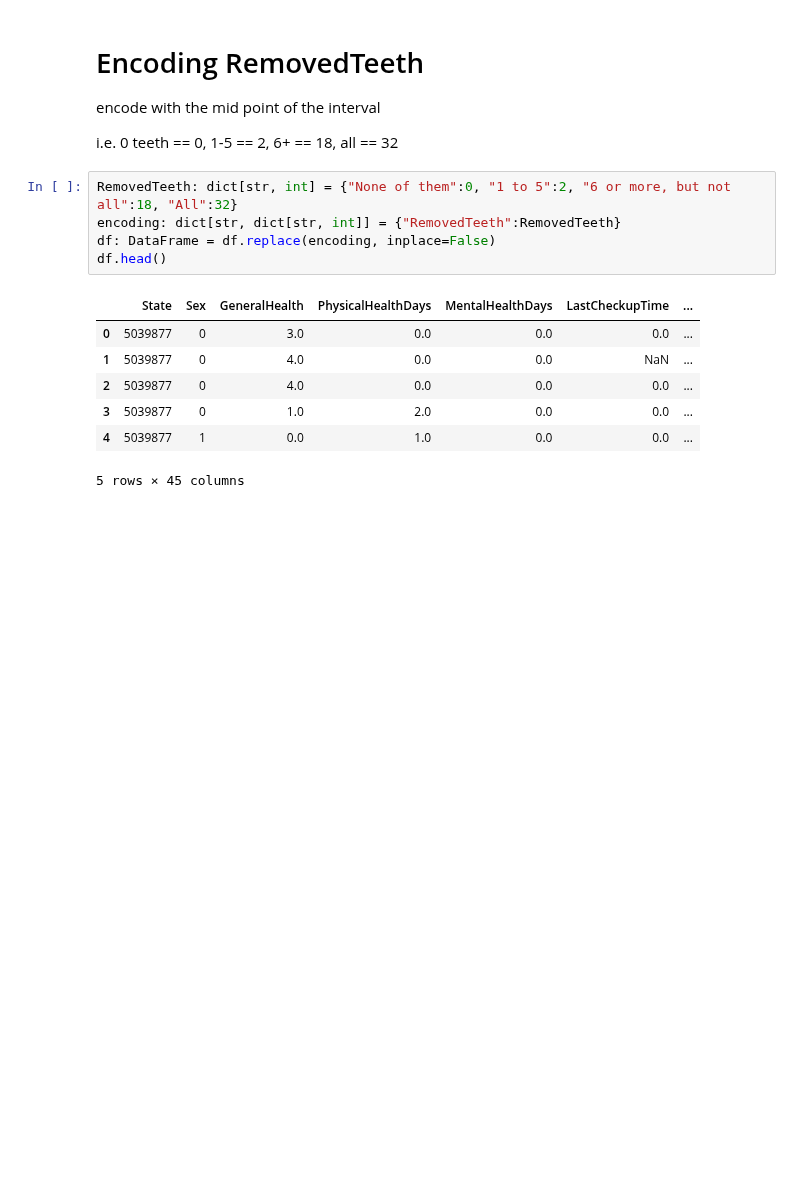
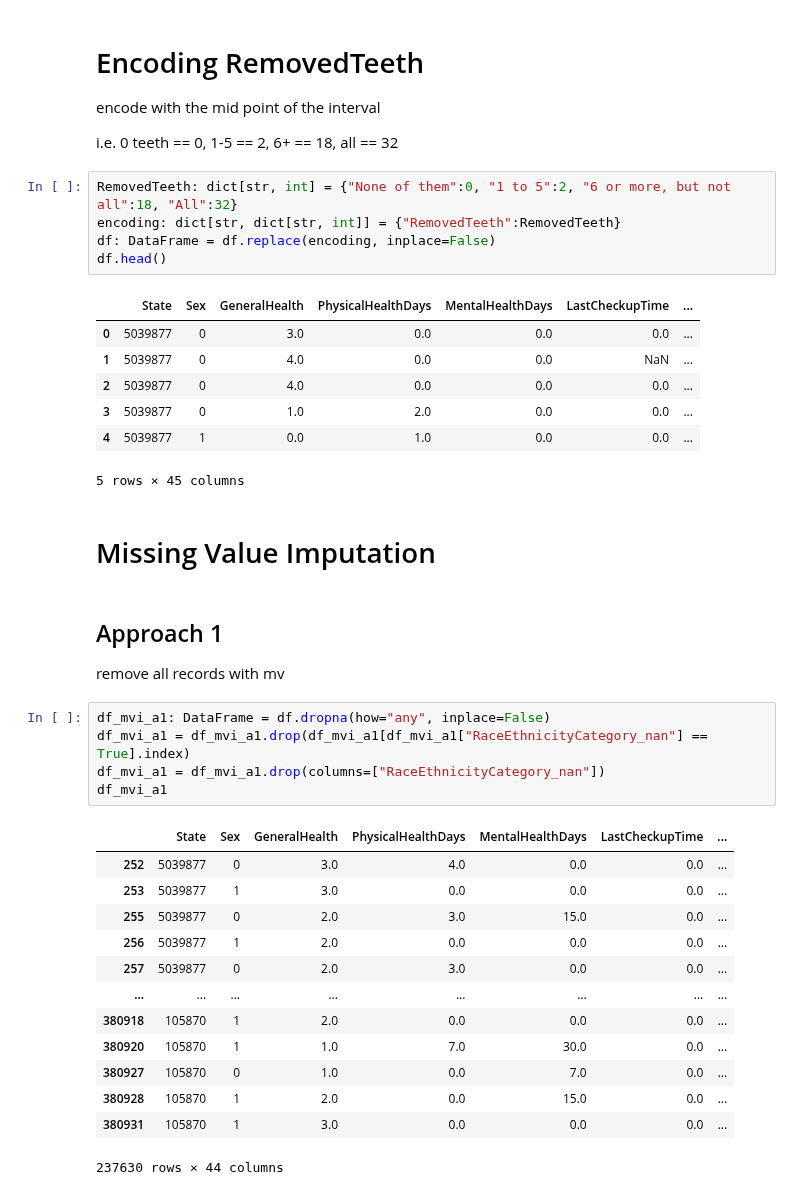
Before and after one commit to esteves3/data-science, a Jupyter notebook: pos-covid-preparation.ipynb, the cells around one changed output. Drawn from its saved outputs; the diff is of its cells as text; blank space fills up the shorter version.

```diff
--- a/pos-covid-preparation.ipynb
+++ b/pos-covid-preparation.ipynb
@@ -176,3 +179,28 @@ df.head()
 | 3 | 5039877 | 0 | 1.0 | 2.0 | 0.0 | 0.0 | ... |
 | 4 | 5039877 | 1 | 0.0 | 1.0 | 0.0 | 0.0 | ... |
 5 rows × 45 columns
+# %% [markdown]
+# Missing Value Imputation
+# %% [markdown]
+## Approach 1
+
+remove all records with mv
+# %%
+df_mvi_a1: DataFrame = df.dropna(how="any", inplace=False)
+df_mvi_a1 = df_mvi_a1.drop(df_mvi_a1[df_mvi_a1["RaceEthnicityCategory_nan"] == True].index)
+df_mvi_a1 = df_mvi_a1.drop(columns=["RaceEthnicityCategory_nan"])
+df_mvi_a1
+# %% [output]
+|  | State | Sex | GeneralHealth | PhysicalHealthDays | MentalHealthDays | LastCheckupTime | ... |
+| 252 | 5039877 | 0 | 3.0 | 4.0 | 0.0 | 0.0 | ... |
+| 253 | 5039877 | 1 | 3.0 | 0.0 | 0.0 | 0.0 | ... |
+| 255 | 5039877 | 0 | 2.0 | 3.0 | 15.0 | 0.0 | ... |
+| 256 | 5039877 | 1 | 2.0 | 0.0 | 0.0 | 0.0 | ... |
+| 257 | 5039877 | 0 | 2.0 | 3.0 | 0.0 | 0.0 | ... |
+| ... | ... | ... | ... | ... | ... | ... | ... |
+| 380918 | 105870 | 1 | 2.0 | 0.0 | 0.0 | 0.0 | ... |
+| 380920 | 105870 | 1 | 1.0 | 7.0 | 30.0 | 0.0 | ... |
+| 380927 | 105870 | 0 | 1.0 | 0.0 | 7.0 | 0.0 | ... |
+| 380928 | 105870 | 1 | 2.0 | 0.0 | 15.0 | 0.0 | ... |
+| 380931 | 105870 | 1 | 3.0 | 0.0 | 0.0 | 0.0 | ... |
+237630 rows × 44 columns
```
Also changed, not shown: parts of 7 cells of this notebook, 3 other files.
